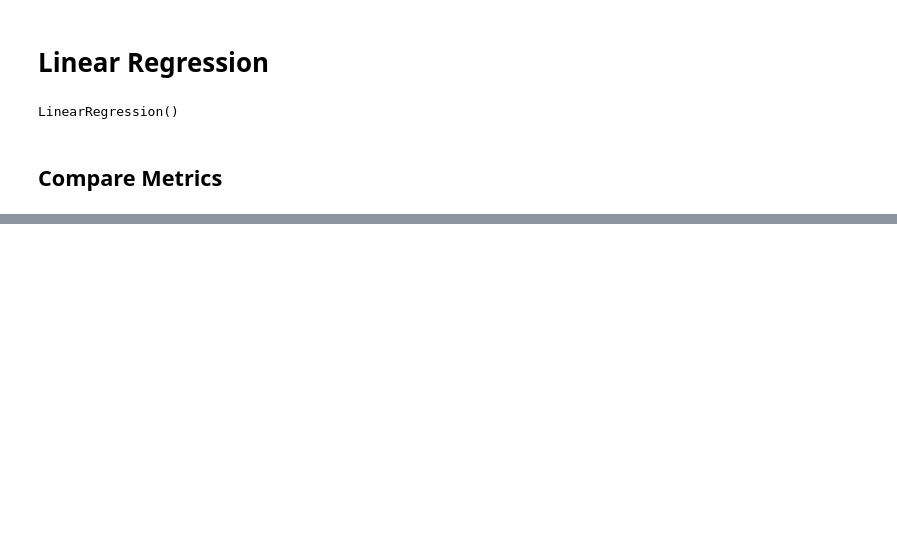
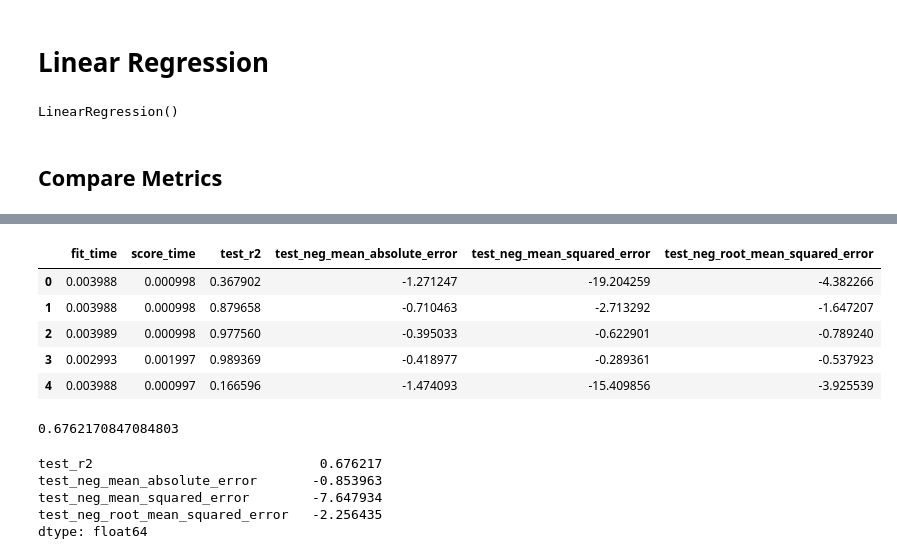
Before and after one commit to EmincanY/Machine-Learning, a Jupyter notebook: Techpro Education/Supervised/Regularization/ML_Regularization-Ridge-Lasso-ElasticNet-Cross Validation-Gridsearch.ipynb, the cells around one changed output, grey strips where cells are left out. Saved outputs shown, nothing was run; the diff lists cells and outputs as text; code cells hidden in the pictures; blank space fills up the shorter version.

```diff
--- a/Techpro Education/Supervised/Regularization/ML_Regularization-Ridge-Lasso-ElasticNet-Cross Validation-Gridsearch.ipynb
+++ b/Techpro Education/Supervised/Regularization/ML_Regularization-Ridge-Lasso-ElasticNet-Cross Validation-Gridsearch.ipynb
@@ -140,0 +187,22 @@ train_val(y_train , y_train_pred , y_test , y_pred , "linear") # r2 %99 in train
+# %%
+pd.DataFrame(scores) # We want both near to 1. So we take negative mae,mse,rmse values. But positive r2.
+# %% [output]
+|  | fit_time | score_time | test_r2 | test_neg_mean_absolute_error | test_neg_mean_squared_error | test_neg_root_mean_squared_error |
+| 0 | 0.003988 | 0.000998 | 0.367902 | -1.271247 | -19.204259 | -4.382266 |
+| 1 | 0.003988 | 0.000998 | 0.879658 | -0.710463 | -2.713292 | -1.647207 |
+| 2 | 0.003989 | 0.000998 | 0.977560 | -0.395033 | -0.622901 | -0.789240 |
+| 3 | 0.002993 | 0.001997 | 0.989369 | -0.418977 | -0.289361 | -0.537923 |
+| 4 | 0.003988 | 0.000997 | 0.166596 | -1.474093 | -15.409856 | -3.925539 |
+# %%
+pd.DataFrame(scores)["test_r2"].mean()
+# %% [output]
+0.6762170847084803
+# %%
+scores = pd.DataFrame(scores, index=range(1,6)) # index parametere not neccessary.
+scores.iloc[:, 2:].mean()
+# %% [output]
+test_r2                             0.676217
+test_neg_mean_absolute_error       -0.853963
+test_neg_mean_squared_error        -7.647934
+test_neg_root_mean_squared_error   -2.256435
+dtype: float64
```
Also changed, not shown: parts of 25 cells of this notebook, 10 other files.
